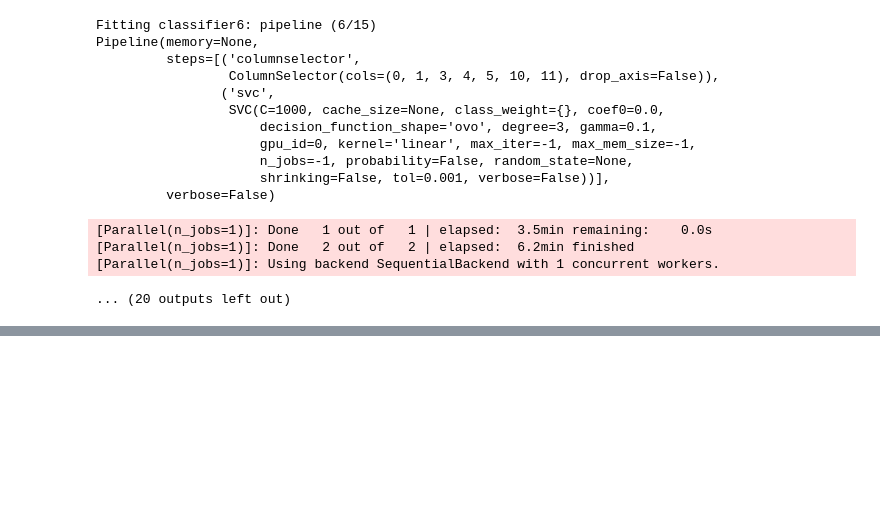
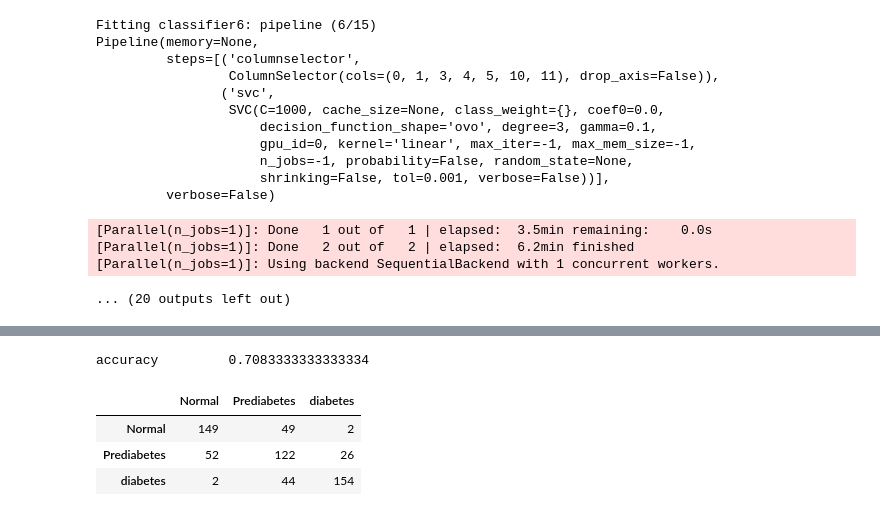
Before and after one commit to henockmamo54/Health-Data-Analysis-Diabetics, a Jupyter notebook: Diabetes/Traditional vs 11 features for prof _V3/notebook/7 Features Model.ipynb, the cells around one changed output, grey strips where cells are left out. Cells and saved outputs as stored; diff of their text form; code cells hidden in the pictures; blank space fills up the shorter version.

```diff
--- a/Diabetes/Traditional vs 11 features for prof _V3/notebook/7 Features Model.ipynb
+++ b/Diabetes/Traditional vs 11 features for prof _V3/notebook/7 Features Model.ipynb
@@ -265,10 +328,35 @@ svcclf=svmgpu(C=1000, cache_size=None, class_weight={}, coef0=0.0,
 # generate the models based on the selected columns list and the ml classifiers
 
 weakmodles = []
+estimators = []
+
 for i in range(5):
     weakmodles.append(make_pipeline(ColumnSelector(cols=topcolscomb[i]), rfclf))
     weakmodles.append(make_pipeline(ColumnSelector(cols=topcolscomb[i]), xgbclf))
     weakmodles.append(make_pipeline(ColumnSelector(cols=topcolscomb[i]), svcclf))
+
+
+for i in range(5):
+    estimators.append(
+        (
+            (
+                "rf_model_52" + str(i),
+                (make_pipeline(ColumnSelector(cols=topcolscomb[i]), rfclf)),
+            )
+        )
+    )
+    estimators.append(
+        (
+            "xgb_model_52" + str(i),
+            (make_pipeline(ColumnSelector(cols=topcolscomb[i]), xgbclf)),
+        )
+    )
+    estimators.append(
+        (
+            "scv_model_cpu_52" + str(i),
+            (make_pipeline(ColumnSelector(cols=topcolscomb[i]), scv_model_cpu)),
+        )
+    )
 # %% [output]
 [interactive output not drawn]
 # %%
@@ -474,0 +565,2 @@ weighted avg       0.55      0.56      0.56       600
+# %%
+votingclf = VotingClassifier(estimators=estimators, voting="hard")
@@ -474,0 +569,2 @@ weighted avg       0.55      0.56      0.56       600
+# %%
+votingclf.fit(xtrain, ytrain)
@@ -474,0 +590,16 @@ weighted avg       0.55      0.56      0.56       600
+# %%
+ypred = votingclf.predict(xtest.astype(float))
+
+print("accuracy \t", m.accuracy_score(ytest, ypred))
+confmatrx = pd.DataFrame(
+    m.confusion_matrix(ytest, ypred),
+    columns=["Normal", "Prediabetes", "diabetes"],
+    index=["Normal", "Prediabetes", "diabetes"],
+)
+confmatrx.head()
+# %% [output]
+accuracy         0.7083333333333334
+|  | Normal | Prediabetes | diabetes |
+| Normal | 149 | 49 | 2 |
+| Prediabetes | 52 | 122 | 26 |
+| diabetes | 2 | 44 | 154 |
```
Also changed, not shown: parts of 15 cells of this notebook, 16 other files.
